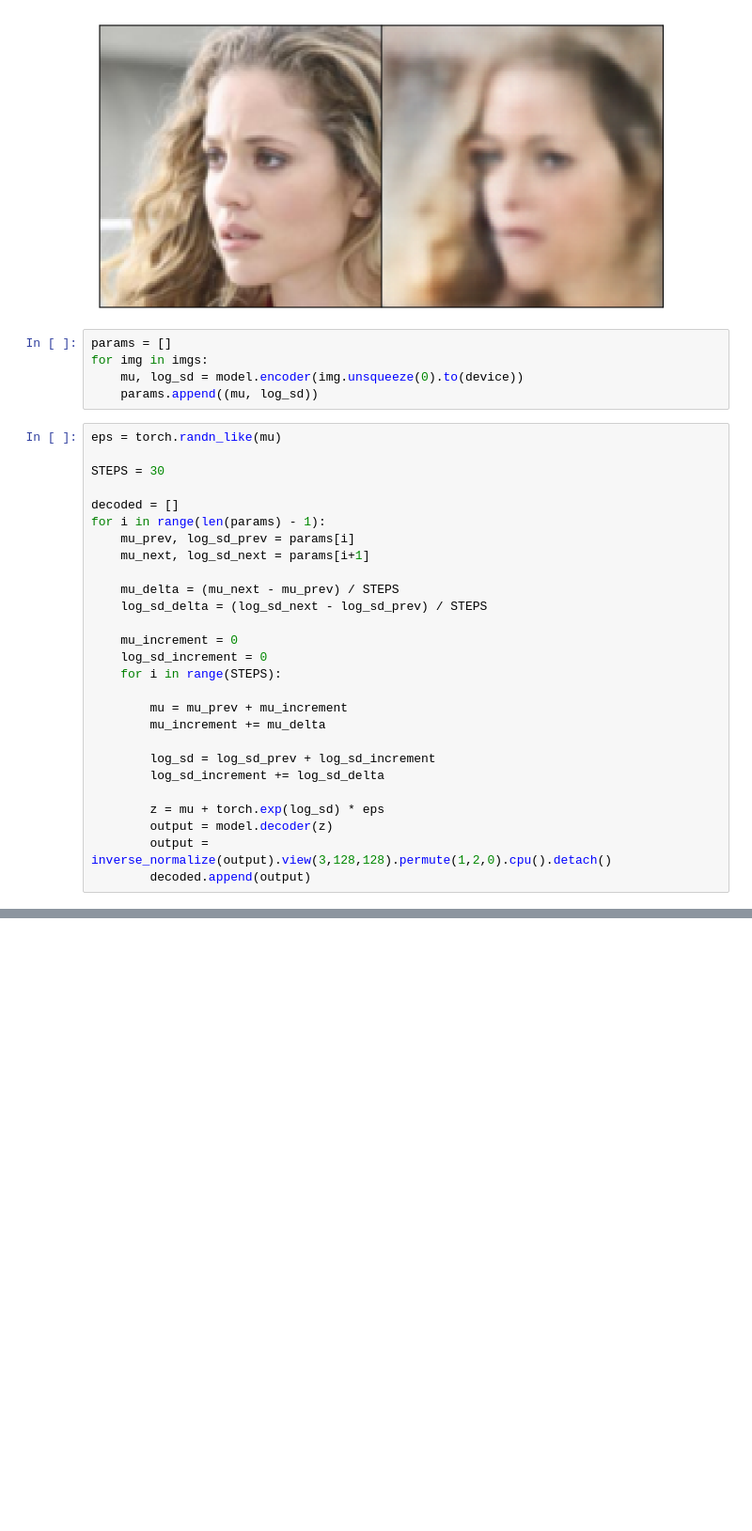
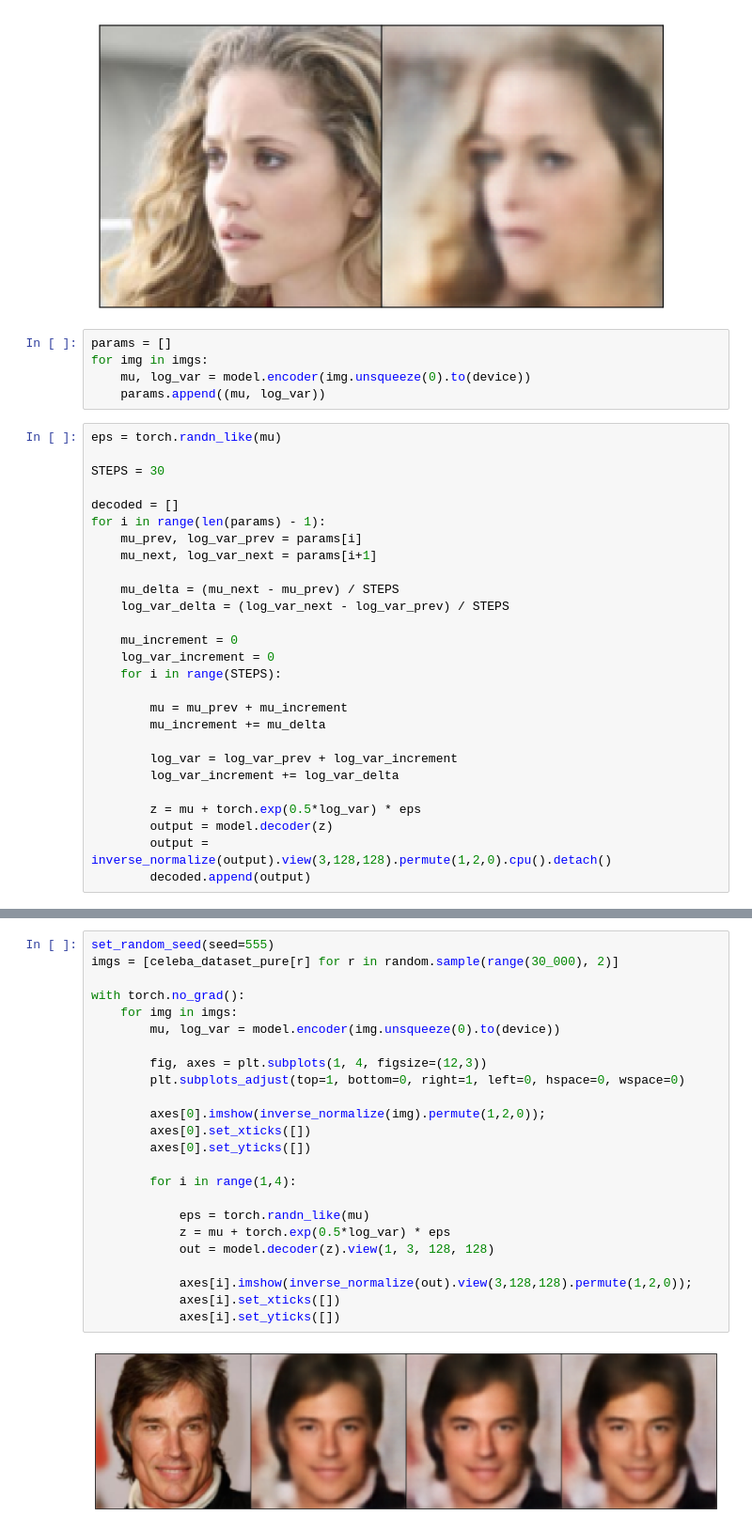
Before and after one commit to artmerinov/VAE, a Jupyter notebook: vae_celeba.ipynb, the cells around one changed output, grey strips where cells are left out. Shown at 94% size. Saved outputs shown, nothing was run; the diff lists cells and outputs as text; blank space fills up the shorter version.

```diff
--- a/vae_celeba.ipynb
+++ b/vae_celeba.ipynb
@@ -141,8 +141,8 @@ for img in imgs:
 # %%
 params = []
 for img in imgs:
-    mu, log_sd = model.encoder(img.unsqueeze(0).to(device))
-    params.append((mu, log_sd))
+    mu, log_var = model.encoder(img.unsqueeze(0).to(device))
+    params.append((mu, log_var))
 # %%
 eps = torch.randn_like(mu)
 
@@ -150,23 +150,23 @@ STEPS = 30
 
 decoded = []
 for i in range(len(params) - 1):
-    mu_prev, log_sd_prev = params[i]
-    mu_next, log_sd_next = params[i+1]
+    mu_prev, log_var_prev = params[i]
+    mu_next, log_var_next = params[i+1]
 
     mu_delta = (mu_next - mu_prev) / STEPS
-    log_sd_delta = (log_sd_next - log_sd_prev) / STEPS
+    log_var_delta = (log_var_next - log_var_prev) / STEPS
 
     mu_increment = 0
-    log_sd_increment = 0
+    log_var_increment = 0
     for i in range(STEPS):
 
         mu = mu_prev + mu_increment
         mu_increment += mu_delta
 
-        log_sd = log_sd_prev + log_sd_increment
-        log_sd_increment += log_sd_delta
+        log_var = log_var_prev + log_var_increment
+        log_var_increment += log_var_delta
 
-        z = mu + torch.exp(log_sd) * eps
+        z = mu + torch.exp(0.5*log_var) * eps
         output = model.decoder(z)
         output = inverse_normalize(output).view(3,128,128).permute(1,2,0).cpu().detach()
         decoded.append(output)
@@ -187,0 +190,26 @@ ani.save("animation_celeba.gif", dpi=100, writer=PillowWriter(fps=10))
+# %%
+set_random_seed(seed=555)
+imgs = [celeba_dataset_pure[r] for r in random.sample(range(30_000), 2)]
+
+with torch.no_grad():
+    for img in imgs:
+        mu, log_var = model.encoder(img.unsqueeze(0).to(device))
+
+        fig, axes = plt.subplots(1, 4, figsize=(12,3))
+        plt.subplots_adjust(top=1, bottom=0, right=1, left=0, hspace=0, wspace=0)
+
+        axes[0].imshow(inverse_normalize(img).permute(1,2,0));
+        axes[0].set_xticks([])
+        axes[0].set_yticks([])
+
+        for i in range(1,4):
+
+            eps = torch.randn_like(mu)
+            z = mu + torch.exp(0.5*log_var) * eps
+            out = model.decoder(z).view(1, 3, 128, 128)
+
+            axes[i].imshow(inverse_normalize(out).view(3,128,128).permute(1,2,0));
+            axes[i].set_xticks([])
+            axes[i].set_yticks([])
+# %% [output]
+[figure, added]
```
Also changed, not shown: parts of 3 cells of this notebook, 1 other file.
